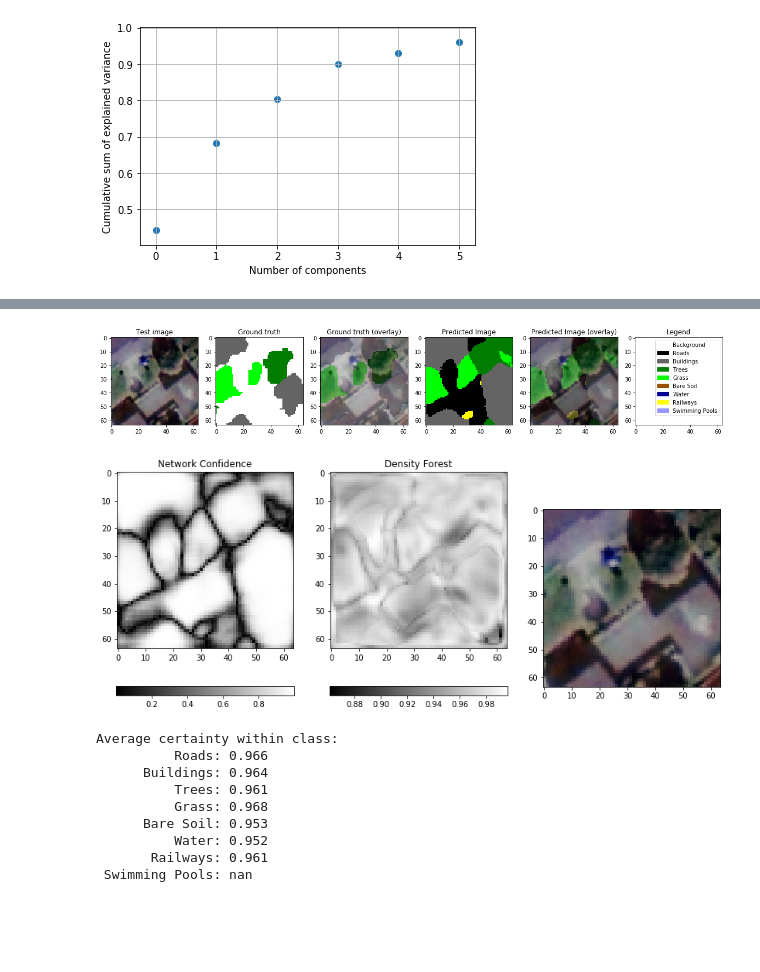
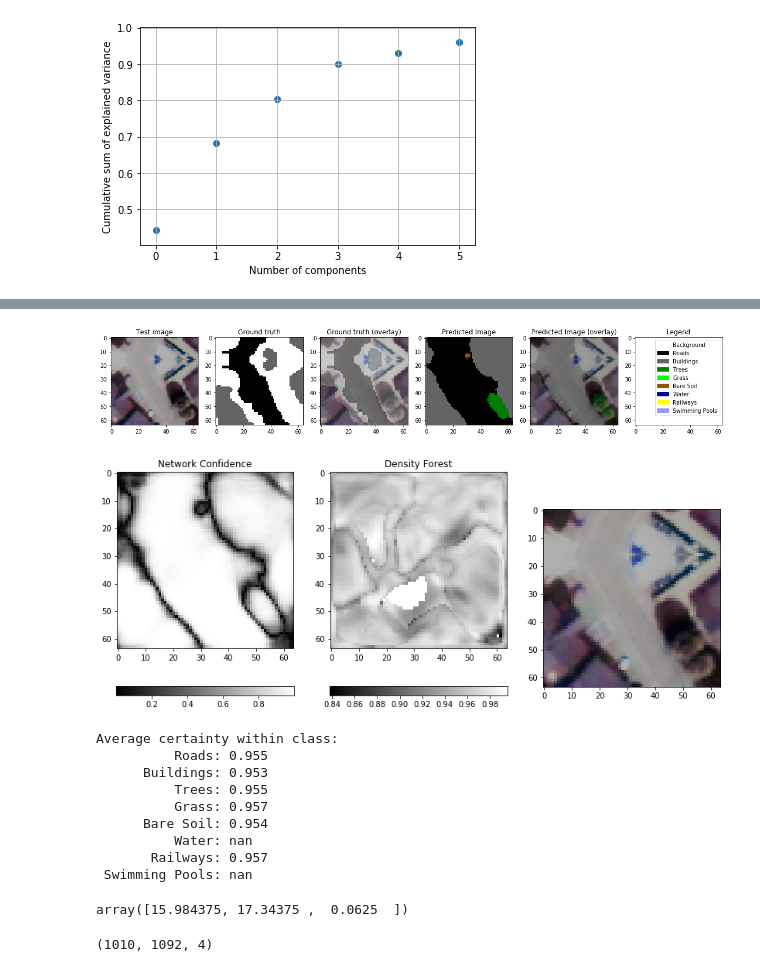
Before and after one commit to CyrilWendl/SIE-Master, a Jupyter notebook: Zurich/Zurich Land Cover Classification.ipynb, the cells around one changed output, grey strips where cells are left out. Cells and saved outputs as stored; diff of their text form; code cells hidden in the pictures; blank space fills up the shorter version.

```diff
--- a/Zurich/Zurich Land Cover Classification.ipynb
+++ b/Zurich/Zurich Land Cover Classification.ipynb
@@ -655,12 +660,12 @@ y_pred_max2 = y_pred_rank[:,:,:,-2] # second highest proba
 y_pred_acc = y_pred_max1 - y_pred_max2
 # %%
 # plot prediction results
-im_idx = 1
+im_idx = 138
 alpha = .3 # for overlay
 fig, axes = plt.subplots(1,6)
 fig.set_size_inches(20,20)
 fig_im = x_test[im_idx][:,:,:3]*(1-alpha)
-fig_test = gt_label_to_color(y_test_im[im_idx])
+fig_test = gt_label_to_color(y_test_label[im_idx])
 fig_pred = gt_label_to_color(y_pred_label[im_idx])
 
 # plots
@@ -798,7 +826,7 @@ def get_activations(model, layer, X_batch):
     return np.asarray(activations[0])
 
 act_val = get_activations(model, -2, x_val)
-act_test = get_activations(model, -2, x_test)
+act_test = get_activations(model, -2, x_test_nostride)
 # %%
 # visualize some activations
 fig, axes = plt.subplots(4,8)
@@ -836,11 +861,11 @@ dimensions = np.shape(act_val)[-1]
 
 # PCA
 pca = decomposition.PCA(n_components=10)
-pca.fit(activations_2D)
+pca.fit(act_val)
 n_components = len(pca.explained_variance_ratio_[np.cumsum(pca.explained_variance_ratio_)<.95])+1
 print("Variance explained by first %i components: %.2f" % (n_components, np.sum(pca.explained_variance_ratio_[:n_components])))
 pca = decomposition.PCA(n_components=n_components)
-pca.fit(activations_2D)
+pca.fit(act_val)
 
 plt.cla()
 plt.scatter(np.arange(n_components), np.cumsum(pca.explained_variance_ratio_))
@@ -883,6 +902,6 @@ warnings.filterwarnings("ignore")
 # %%
 warnings.filterwarnings("ignore")
-subset_data = 0.001
+subset_data = 0.01
 print("Number of points on which to train trees: %i" % int(np.shape(X_val)[0] * subset_data))
 root_nodes_seen = density_forest_create(X_val, n_components, n_classes, 10, subset_data, -1)
 # %% [output]
@@ -912,7 +931,7 @@ alpha = .3 # for overlay
 fig, axes = plt.subplots(1,6)
 fig.set_size_inches(20,20)
 fig_im = x_test[im_idx][:,:,:3]*(1-alpha)
-fig_test = gt_label_to_color(y_test_im[im_idx])
+fig_test = gt_label_to_color(y_test_label[im_idx])
 fig_pred = gt_label_to_color(y_pred_label[im_idx])
 
 # plots
@@ -933,39 +952,39 @@ axes[5].set_title("Legend")
 
 # legend
 legend_data = [[l[0],l[1]] for l in legend.items()]
 handles = [Rectangle((0,0),1,1, color = (v/255 for v in c)) for n,c in legend_data]
 labels = [n for n,c in legend_data]
 axes[5].legend(handles,labels)
 
 # show certitude by network
 fig, axes = plt.subplots(1,3)
 fig.set_size_inches(14,6)
 f1 = axes[0].imshow(y_pred_acc[im_idx], cmap='gray')
 fig.colorbar(f1, ax=axes[0], orientation='horizontal')
 f2 = axes[1].imshow(probas_seen_im[im_idx], cmap='gray')
 fig.colorbar(f2, ax=axes[1], orientation='horizontal',spacing='proportional')
 axes[0].set_title("Network Confidence")
 axes[1].set_title("Density Forest")
 
 # show uncertain places by overlaying red polygons for certain threshold
 thresh = .8 # confidence threshold
 opacity = .4 # overlay opacity
 
 red_mask = fig_im.copy()*0
 red_mask[:,:,0] = 1
 fig_im_overlay = fig_im.copy()
 mask_vals = probas_seen_im[im_idx]<thresh
 fig_im_overlay[mask_vals] = fig_im_overlay[mask_vals]*opacity + red_mask[mask_vals]*(1-opacity)
 
 axes[2].imshow(fig_im_overlay)
 plt.show()
 # %% [output]
-[figure, old version]
+[figure, new version]
-[figure, old version]
+[figure, new version]
 # %%
 av_cert = []
 for label in range(n_classes):
-    av_cert.append(np.nanmean(probas_seen_im[y_test_im[:n_images]==label]))
+    av_cert.append(np.nanmean(probas_seen_im[y_test_label[:n_images]==label]))
 
 av_cert
 print("Average certainty within class:")
@@ -973,17 +992,23 @@ for i, w in enumerate(av_cert):
     print("%15s: %3.3f"%(names[i+1],w))
 # %% [output]
 Average certainty within class:
-          Roads: 0.966
-      Buildings: 0.964
-          Trees: 0.961
-          Grass: 0.968
-      Bare Soil: 0.953
-          Water: 0.952
-       Railways: 0.961
+          Roads: 0.955
+      Buildings: 0.953
+          Trees: 0.955
+          Grass: 0.957
+      Bare Soil: 0.954
+          Water: nan
+       Railways: 0.957
  Swimming Pools: nan
+# %%
+np.divide(np.shape(imgs[16]),patch_size)
+# %% [output]
+array([15.984375, 17.34375 ,  0.0625  ])
 # %%
 # convert patches to image
-im_cert_out = convert_patches_to_image(probas_seen_im[:,:,:,np.newaxis], img_idx=0, patch_size = patch_size, validation_idx=16)
+im_cert_out = convert_patches_to_image(probas_seen_im[:,:,:,np.newaxis], img_idx=0, patch_size=patch_size, stride=patch_size, validation_idx=16)
+# %% [output]
+(1010, 1092, 4)
 # %%
 # show certitude by network
 fig, axes = plt.subplots(1,3)
```
Also changed, not shown: parts of 30 cells of this notebook, 8 other files.
